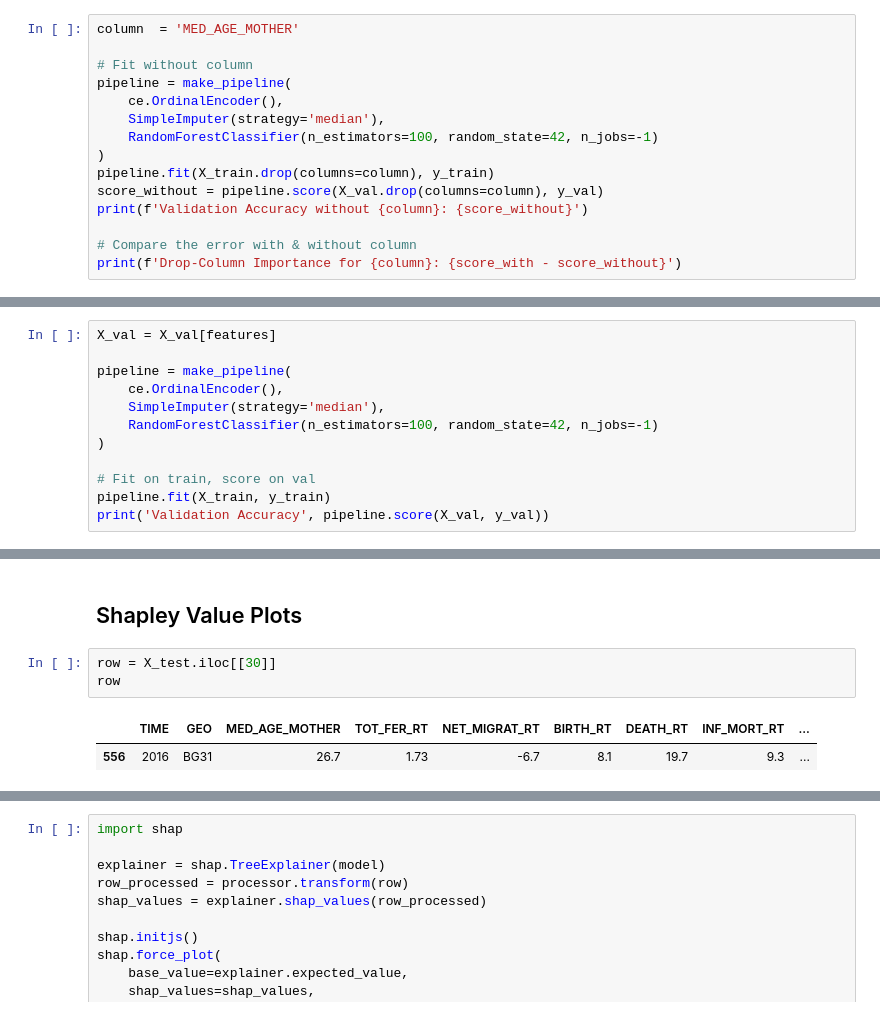
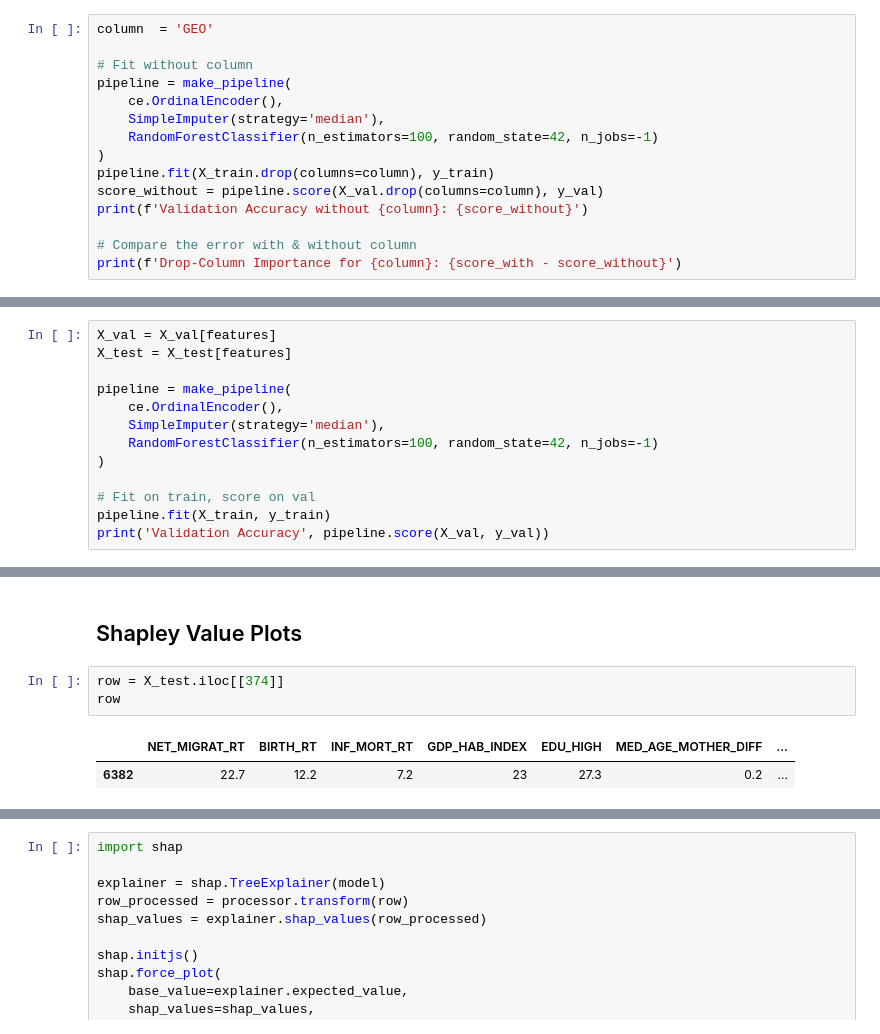
Before and after one commit to Okocha76/migration-in-europe, a Jupyter notebook: notebooks/Migration_In_Europe.ipynb, the cells around one changed output, grey strips where cells are left out. Drawn from its saved outputs; the diff is of its cells as text.

```diff
--- a/notebooks/Migration_In_Europe.ipynb
+++ b/notebooks/Migration_In_Europe.ipynb
@@ -252,5 +242,5 @@ Drop-Column Importance for TIME: 0.016832440703901996
 # %%
-column  = 'MED_AGE_MOTHER'
+column  = 'GEO'
 
 # Fit without column
 pipeline = make_pipeline(
@@ -374,6 +364,7 @@ features = X_train.columns[mask]
 X_train = X_train[features]
 # %%
 X_val = X_val[features]
+X_test = X_test[features]
 
 pipeline = make_pipeline(
     ce.OrdinalEncoder(),
@@ -553,11 +580,11 @@ findfont: Font family ['Arial'] not found. Falling back to DejaVu Sans.
 # %% [markdown]
 ## Shapley Value Plots
 # %%
-row = X_test.iloc[[30]]
+row = X_test.iloc[[374]]
 row
 # %% [output]
-|  | TIME | GEO | MED_AGE_MOTHER | TOT_FER_RT | NET_MIGRAT_RT | BIRTH_RT | DEATH_RT | INF_MORT_RT | ... |
-| 556 | 2016 | BG31 | 26.7 | 1.73 | -6.7 | 8.1 | 19.7 | 9.3 | ... |
+|  | NET_MIGRAT_RT | BIRTH_RT | INF_MORT_RT | GDP_HAB_INDEX | EDU_HIGH | MED_AGE_MOTHER_DIFF | ... |
+| 6382 | 22.7 | 12.2 | 7.2 | 23 | 27.3 | 0.2 | ... |
 # %%
 !pip install shap
 # %% [output]
```
Also changed, not shown: parts of 29 cells of this notebook.
